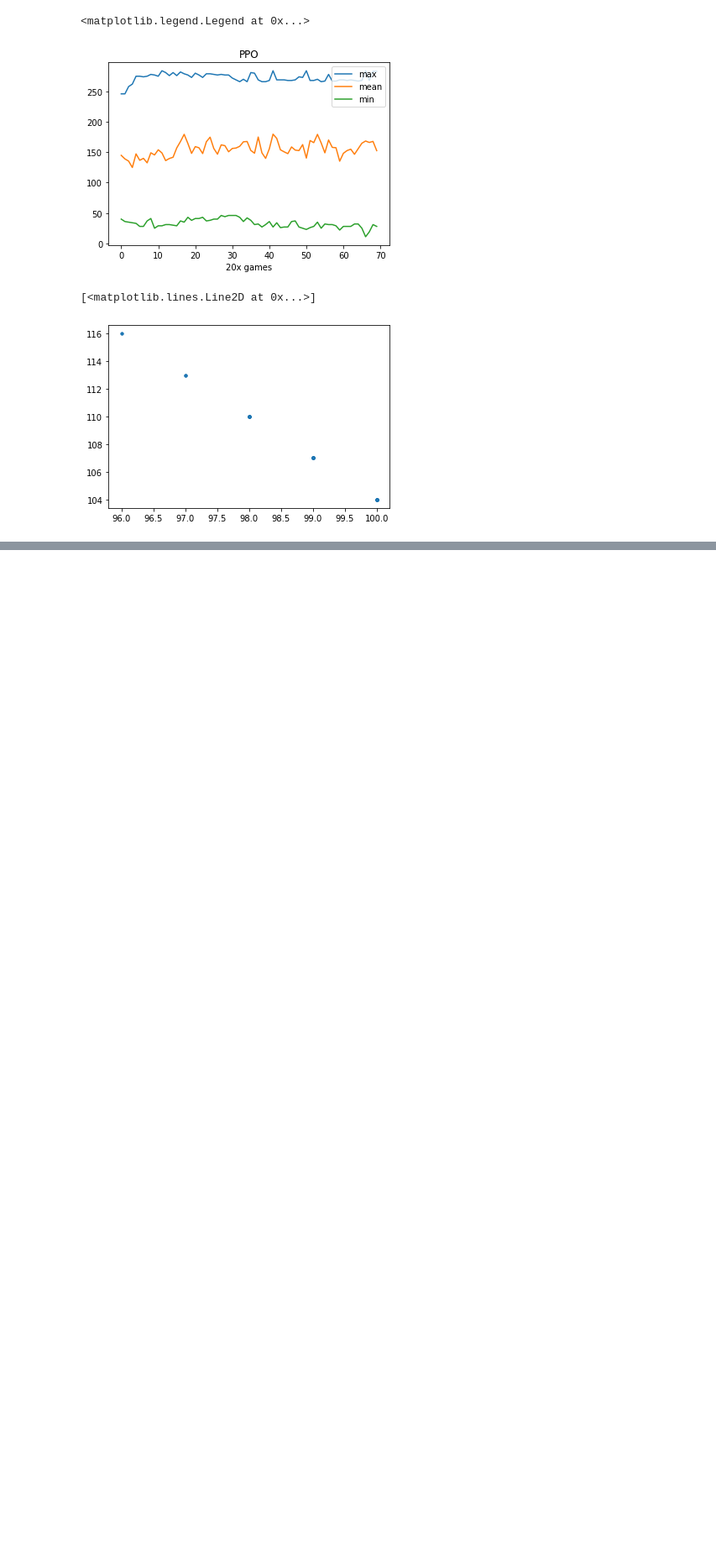
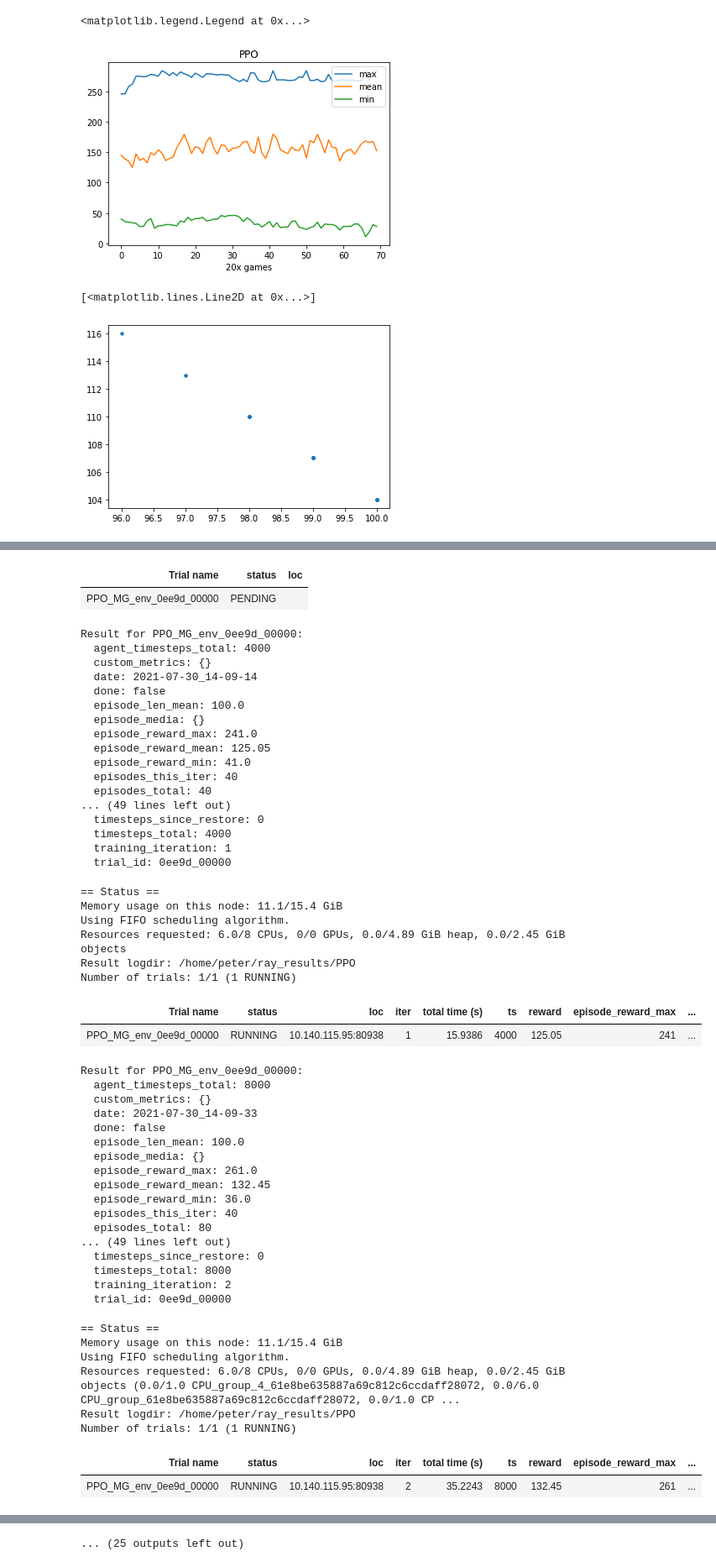
Before and after one commit to peterbarnettnz/rl-ipd, a Jupyter notebook: Ray_IPDs.ipynb, the cells around one changed output, grey strips where cells are left out. Shown: that part at 84% size. Saved outputs shown, nothing was run; the diff lists cells and outputs as text; code cells hidden in the pictures; blank space fills up the shorter version.

```diff
--- a/Ray_IPDs.ipynb
+++ b/Ray_IPDs.ipynb
@@ -651,0 +794,16 @@ trainer_config_ppo['num_cpus_per_worker'] = 0
+# %%
+ray.init(ignore_reinit_error=True)
+tune.run(
+    "PPO",
+    stop={"training_iteration":10},
+
+    config=trainer_config_ppo,
+#     config={
+# #         "num_gpus": 0,
+# #         "num_workers": 1,
+# #         "lr": tune.grid_search([0.01, 0.001, 0.0001]),
+#         "config":trainer_config_ppo
+#     },
+#     verbose=0
+)
+# %% [output]
@@ -651,0 +817,52 @@ trainer_config_ppo['num_cpus_per_worker'] = 0
+| Trial name | status | loc |
+| PPO_MG_env_0ee9d_00000 | PENDING |  |
+Result for PPO_MG_env_0ee9d_00000:
+  agent_timesteps_total: 4000
+  custom_metrics: {}
+  date: 2021-07-30_14-09-14
+  done: false
+  episode_len_mean: 100.0
+  episode_media: {}
+  episode_reward_max: 241.0
+  episode_reward_mean: 125.05
+  episode_reward_min: 41.0
+  episodes_this_iter: 40
+  episodes_total: 40
+... (49 lines left out)
+  timesteps_since_restore: 0
+  timesteps_total: 4000
+  training_iteration: 1
+  trial_id: 0ee9d_00000
+== Status ==
+Memory usage on this node: 11.1/15.4 GiB
+Using FIFO scheduling algorithm.
+Resources requested: 6.0/8 CPUs, 0/0 GPUs, 0.0/4.89 GiB heap, 0.0/2.45 GiB objects
+Result logdir: /home/peter/ray_results/PPO
+Number of trials: 1/1 (1 RUNNING)
+| Trial name | status | loc | iter | total time (s) | ts | reward | episode_reward_max | ... |
+| PPO_MG_env_0ee9d_00000 | RUNNING | 10.140.115.95:80938 | 1 | 15.9386 | 4000 | 125.05 | 241 | ... |
+Result for PPO_MG_env_0ee9d_00000:
+  agent_timesteps_total: 8000
+  custom_metrics: {}
+  date: 2021-07-30_14-09-33
+  done: false
+  episode_len_mean: 100.0
+  episode_media: {}
+  episode_reward_max: 261.0
+  episode_reward_mean: 132.45
+  episode_reward_min: 36.0
+  episodes_this_iter: 40
+  episodes_total: 80
+... (49 lines left out)
+  timesteps_since_restore: 0
+  timesteps_total: 8000
+  training_iteration: 2
+  trial_id: 0ee9d_00000
+== Status ==
+Memory usage on this node: 11.1/15.4 GiB
+Using FIFO scheduling algorithm.
+Resources requested: 6.0/8 CPUs, 0/0 GPUs, 0.0/4.89 GiB heap, 0.0/2.45 GiB objects (0.0/1.0 CPU_group_4_61e8be635887a69c812c6ccdaff28072, 0.0/6.0 CPU_group_61e8be635887a69c812c6ccdaff28072, 0.0/1.0 CP ...
+Result logdir: /home/peter/ray_results/PPO
+Number of trials: 1/1 (1 RUNNING)
+| Trial name | status | loc | iter | total time (s) | ts | reward | episode_reward_max | ... |
+| PPO_MG_env_0ee9d_00000 | RUNNING | 10.140.115.95:80938 | 2 | 35.2243 | 8000 | 132.45 | 261 | ... |
@@ -651,0 +894 @@ trainer_config_ppo['num_cpus_per_worker'] = 0
+... (25 outputs left out)
```
Also changed, not shown: parts of 19 cells of this notebook.
